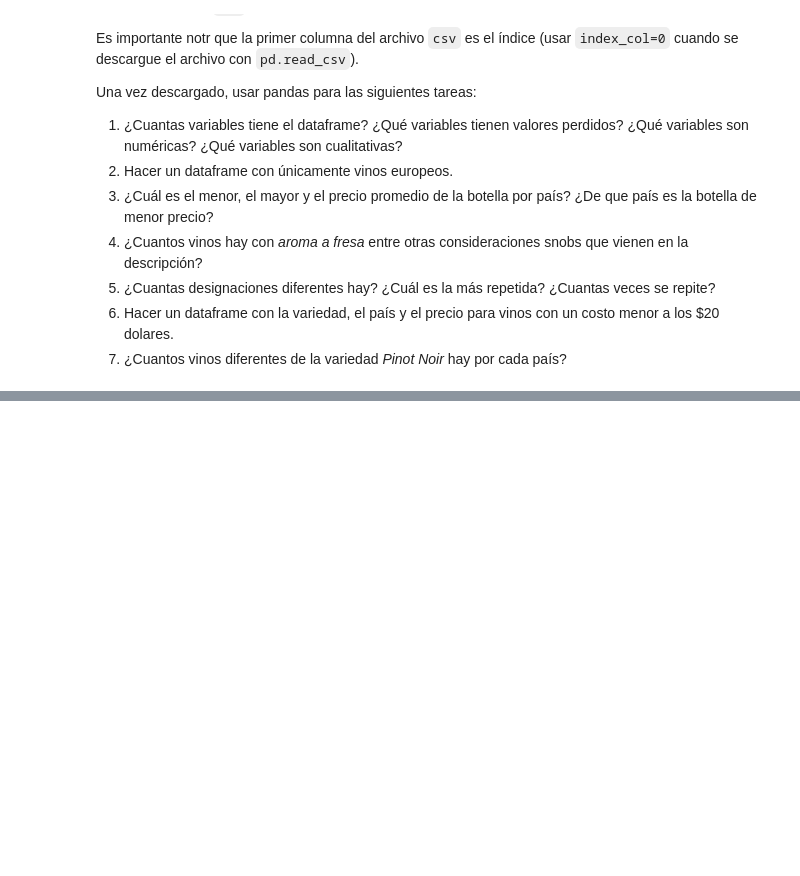
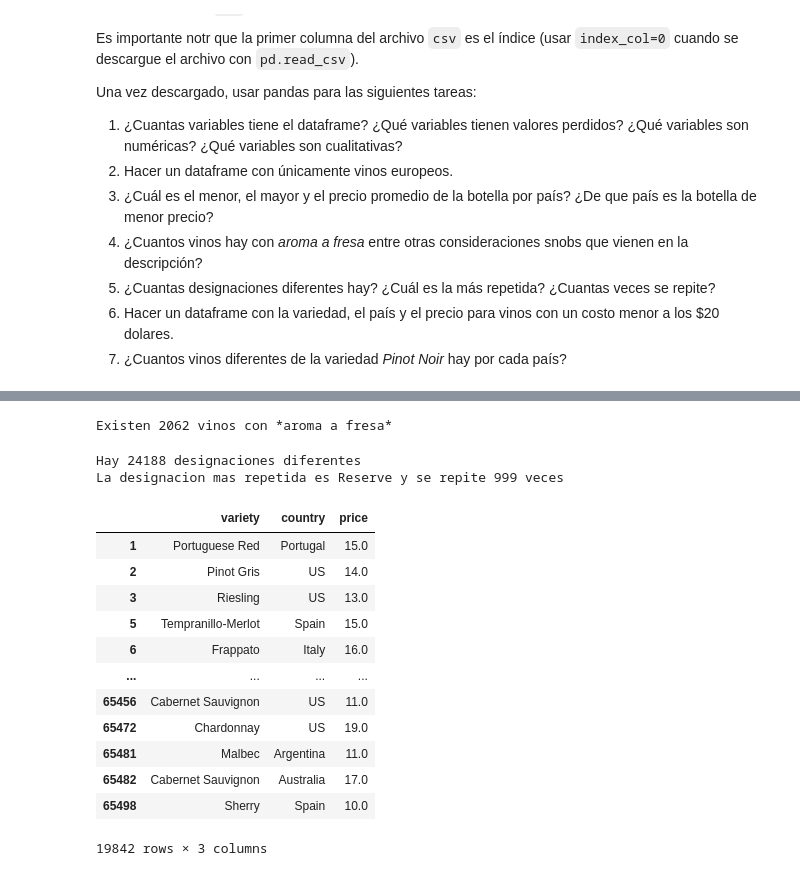
Before and after one commit to JosephLeyva/MCDProgramacion, a Jupyter notebook: intro_pandas.ipynb, the cells around one changed output, grey strips where cells are left out. Saved outputs shown, nothing was run; the diff lists cells and outputs as text; code cells hidden in the pictures; blank space fills up the shorter version.

```diff
--- a/intro_pandas.ipynb
+++ b/intro_pandas.ipynb
@@ -551,8 +633,43 @@ winmag_url = 'https://gist.githubusercontent.com/clairehq/79acab35be50eaf1c38394
 # %%
 # ¿Cuantos vinos hay con *aroma a fresa* entre otras consideraciones snobs que vienen en la descripción?
+cantidad_vino_fresa = df_vinos['description'].map(lambda palabra:  'strawberry' in palabra).sum()
+cantidad_vino_fresa_mayuscula = df_vinos['description'].map(lambda palabra:  'Strawberry' in palabra).sum()
+
+
+print("Existen {} vinos con *aroma a fresa*".format(cantidad_vino_fresa + cantidad_vino_fresa_mayuscula))
+# %% [output]
+Existen 2062 vinos con *aroma a fresa*
 # %%
 # ¿Cuantas designaciones diferentes hay? ¿Cuál es la más repetida? ¿Cuantas veces se repite?
+designaciones = df_vinos['designation'].unique()
+print("Hay {} designaciones diferentes".format(len(designaciones)))
+
+designaciones_cantidad = df_vinos['designation'].value_counts()
+print("La designacion mas repetida es {} y se repite {} veces".format(
+    designaciones_cantidad.index[0], # el primero es el valor mas repetido
+    designaciones_cantidad[0]
+))
+# %% [output]
+Hay 24188 designaciones diferentes
+La designacion mas repetida es Reserve y se repite 999 veces
 # %%
 # Hacer un dataframe con la variedad, el país y el precio para vinos con un costo menor a los $20 dolares
+df_variedad_vino_pais = df_vinos.loc[df_vinos['price'] < 20, ['variety', 'country', 'price']]
+
+display(df_variedad_vino_pais)
+# %% [output]
+|  | variety | country | price |
+| 1 | Portuguese Red | Portugal | 15.0 |
+| 2 | Pinot Gris | US | 14.0 |
+| 3 | Riesling | US | 13.0 |
+| 5 | Tempranillo-Merlot | Spain | 15.0 |
+| 6 | Frappato | Italy | 16.0 |
+| ... | ... | ... | ... |
+| 65456 | Cabernet Sauvignon | US | 11.0 |
+| 65472 | Chardonnay | US | 19.0 |
+| 65481 | Malbec | Argentina | 11.0 |
+| 65482 | Cabernet Sauvignon | Australia | 17.0 |
+| 65498 | Sherry | Spain | 10.0 |
+19842 rows × 3 columns
 # %%
 # ¿Cuantos vinos diferentes de la variedad *Pinot Noir* hay por cada país?
```
Also changed, not shown: parts of 7 cells of this notebook.
